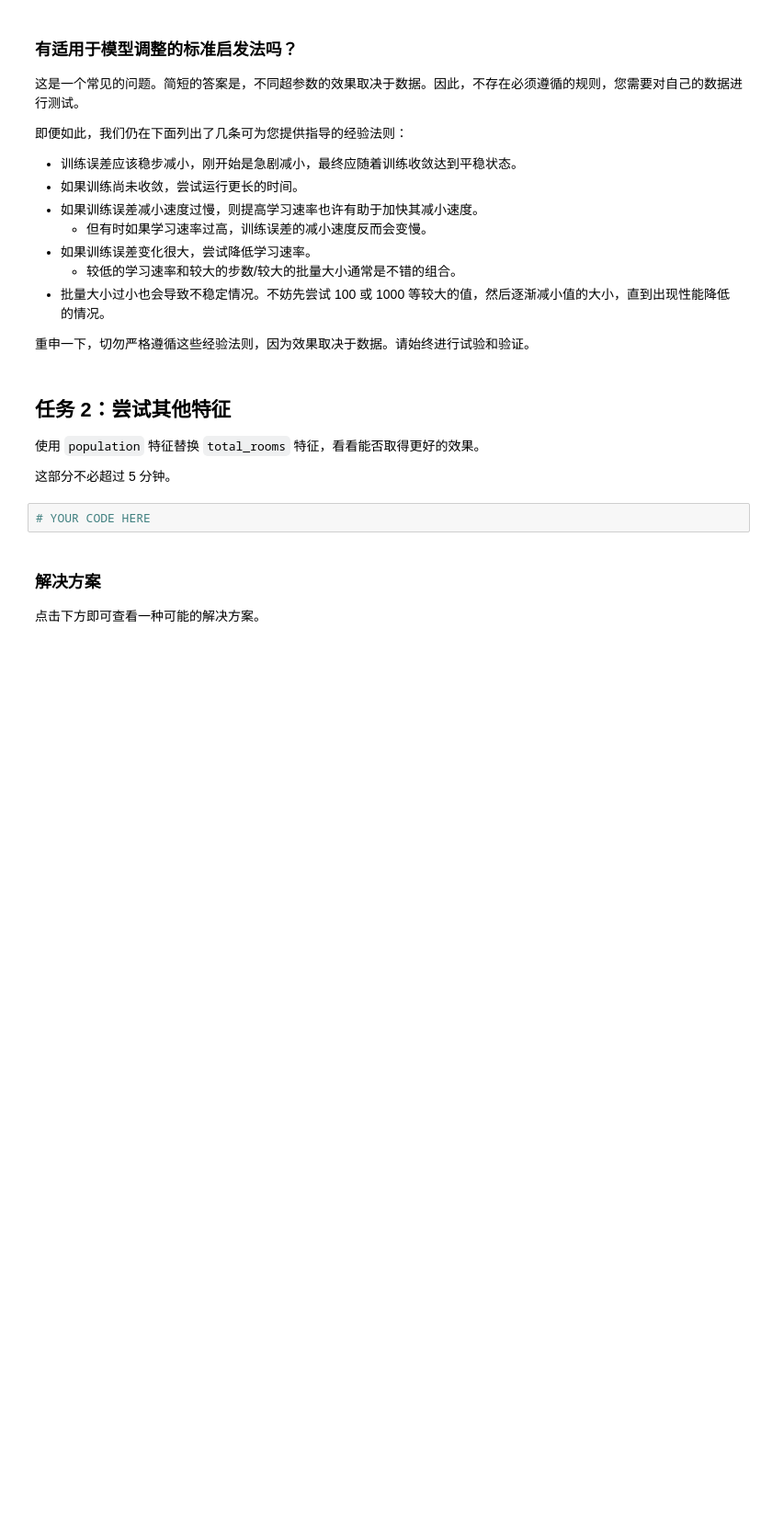
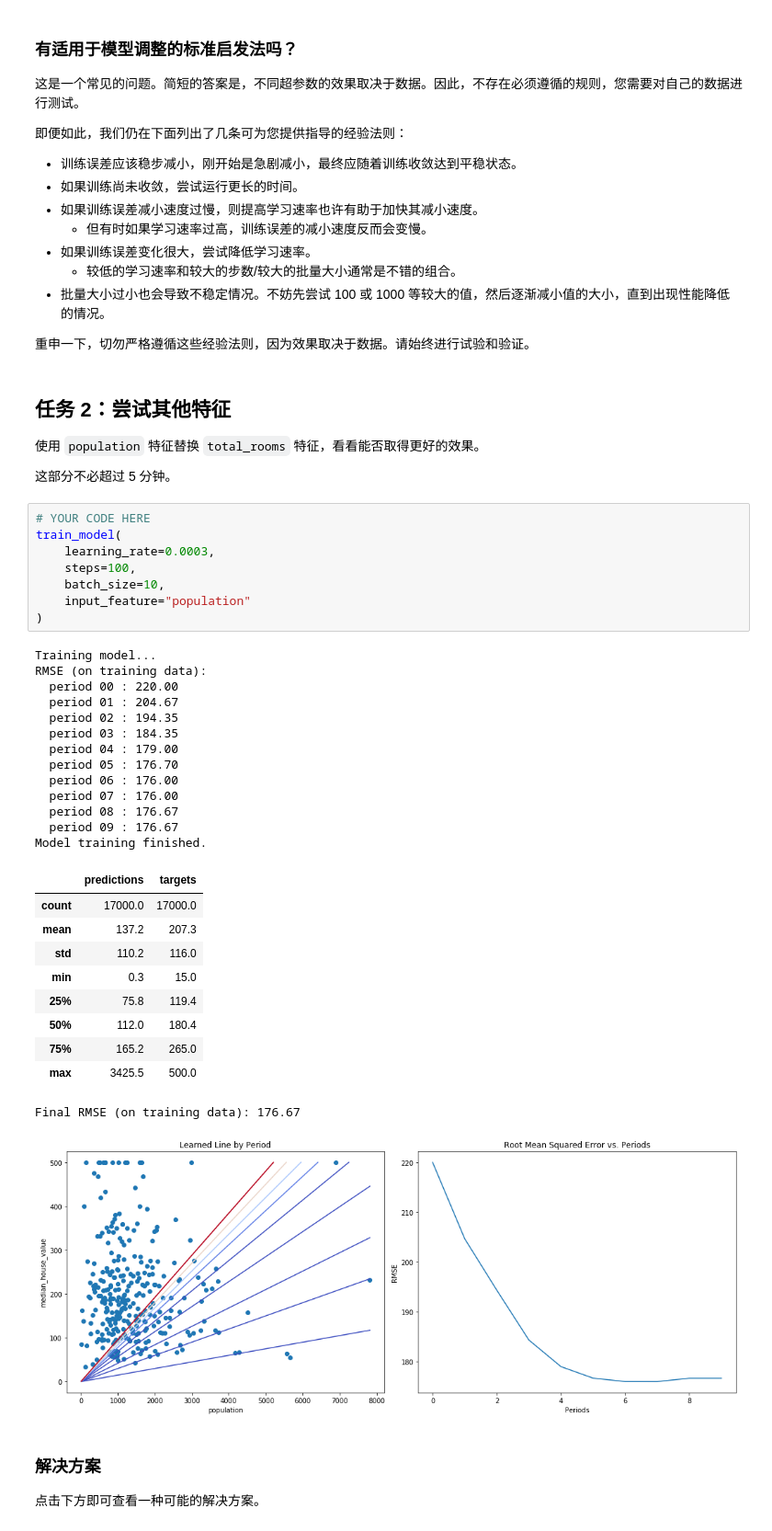
Before and after one commit to Baileyswu/google-tensorflow-tutor, a Jupyter notebook: 2. first_steps_with_tensor_flow.ipynb, the cells around one changed output. Shown at 92% size. Saved outputs shown, nothing was run; the diff lists cells and outputs as text; blank space fills up the shorter version.

```diff
--- a/2. first_steps_with_tensor_flow.ipynb
+++ b/2. first_steps_with_tensor_flow.ipynb
@@ -420,8 +628,39 @@ train_model(
 使用 `population` 特征替换 `total_rooms` 特征，看看能否取得更好的效果。
 
 这部分不必超过 5 分钟。
-# %%
-# YOUR CODE HERE
+# %%
+# YOUR CODE HERE
+train_model(
+    learning_rate=0.0003,
+    steps=100,
+    batch_size=10,
+    input_feature="population"
+)
+# %% [output]
+Training model...
+RMSE (on training data):
+  period 00 : 220.00
+  period 01 : 204.67
+  period 02 : 194.35
+  period 03 : 184.35
+  period 04 : 179.00
+  period 05 : 176.70
+  period 06 : 176.00
+  period 07 : 176.00
+  period 08 : 176.67
+  period 09 : 176.67
+Model training finished.
+|  | predictions | targets |
+| count | 17000.0 | 17000.0 |
+| mean | 137.2 | 207.3 |
+| std | 110.2 | 116.0 |
+| min | 0.3 | 15.0 |
+| 25% | 75.8 | 119.4 |
+| 50% | 112.0 | 180.4 |
+| 75% | 165.2 | 265.0 |
+| max | 3425.5 | 500.0 |
+Final RMSE (on training data): 176.67
+[figure, added]
 # %% [markdown]
  ### 解决方案
 
```
Also changed, not shown: parts of 28 cells of this notebook, 2 other files.
